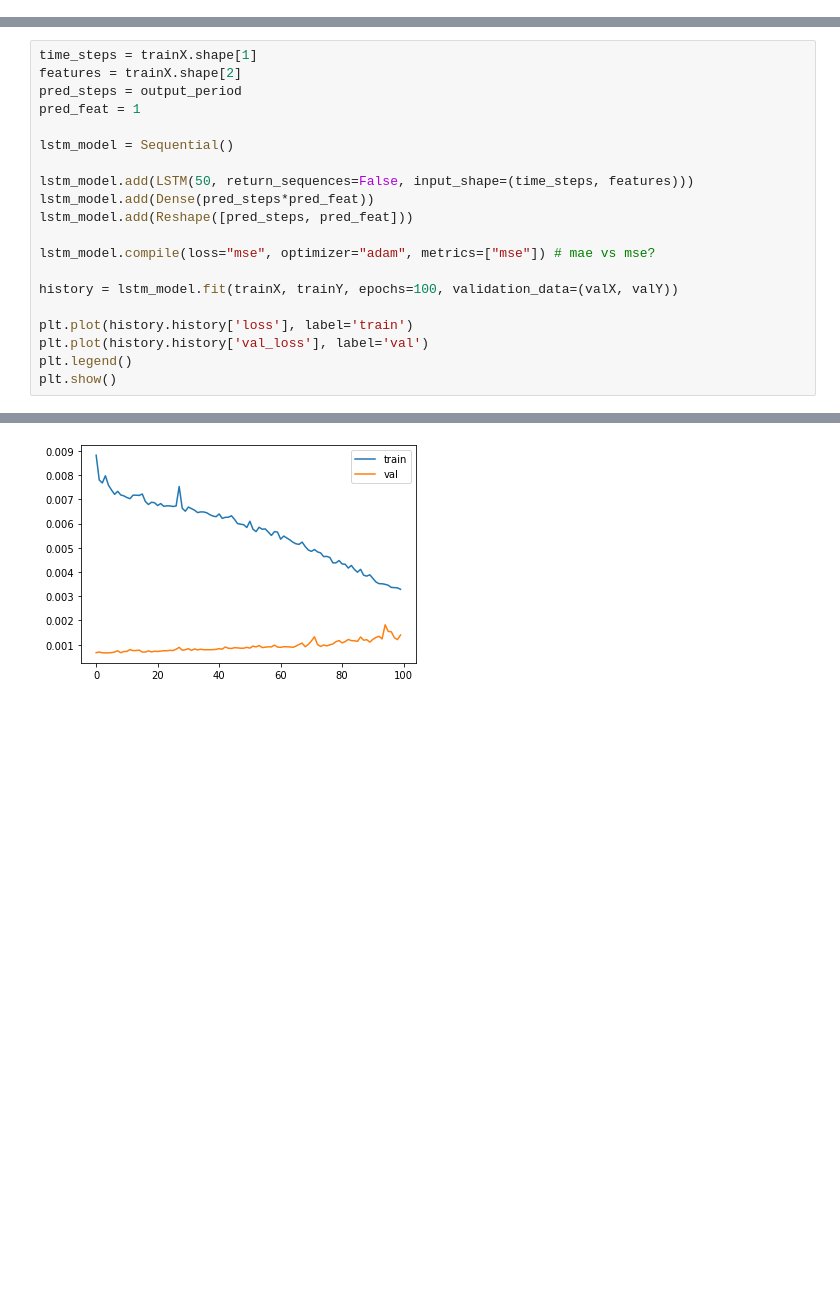
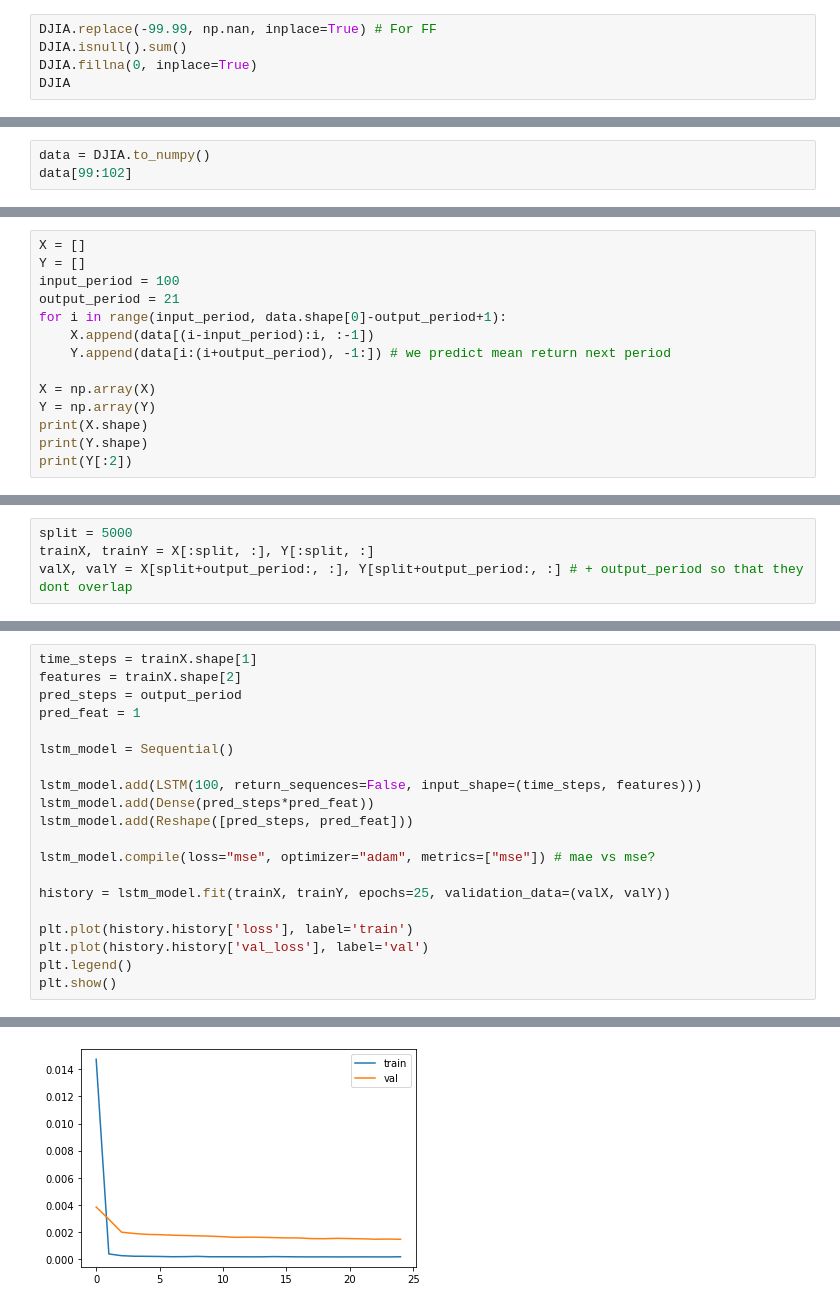
Before and after one commit to tekniktomten/LSTM-for-predicting-returns, a Jupyter notebook: LSTM.ipynb, the cells around one changed output, grey strips where cells are left out. Cells and saved outputs as stored; diff of their text form; blank space fills up the shorter version.

```diff
--- a/LSTM.ipynb
+++ b/LSTM.ipynb
@@ -136,0 +215,5 @@ valX, valY = X[split+output_period:, :], Y[split+output_period:, :] # + output_p
+# %%
+DJIA.replace(-99.99, np.nan, inplace=True) # For FF
+DJIA.isnull().sum()
+DJIA.fillna(0, inplace=True)
+DJIA
@@ -136,0 +243,3 @@ valX, valY = X[split+output_period:, :], Y[split+output_period:, :] # + output_p
+# %%
+data = DJIA.to_numpy()
+data[99:102]
@@ -136,0 +268,14 @@ valX, valY = X[split+output_period:, :], Y[split+output_period:, :] # + output_p
+# %%
+X = []
+Y = []
+input_period = 100
+output_period = 21
+for i in range(input_period, data.shape[0]-output_period+1):
+    X.append(data[(i-input_period):i, :-1])
+    Y.append(data[i:(i+output_period), -1:]) # we predict mean return next period
+
+X = np.array(X)
+Y = np.array(Y)
+print(X.shape)
+print(Y.shape)
+print(Y[:2])
@@ -137,3 +308,7 @@ valX, valY = X[split+output_period:, :], Y[split+output_period:, :] # + output_p
+# %%
+split = 5000
+trainX, trainY = X[:split, :], Y[:split, :]
+valX, valY = X[split+output_period:, :], Y[split+output_period:, :] # + output_period so that they dont overlap
 # %%
 print(trainX.shape, trainY.shape)
 print(valX.shape, valY.shape)
@@ -148,13 +328,13 @@ pred_feat = 1
 
 lstm_model = Sequential()
 
-lstm_model.add(LSTM(50, return_sequences=False, input_shape=(time_steps, features)))
+lstm_model.add(LSTM(100, return_sequences=False, input_shape=(time_steps, features)))
 lstm_model.add(Dense(pred_steps*pred_feat))
 lstm_model.add(Reshape([pred_steps, pred_feat]))
 
 lstm_model.compile(loss="mse", optimizer="adam", metrics=["mse"]) # mae vs mse?
 
-history = lstm_model.fit(trainX, trainY, epochs=100, validation_data=(valX, valY))
+history = lstm_model.fit(trainX, trainY, epochs=25, validation_data=(valX, valY))
 
 plt.plot(history.history['loss'], label='train')
 plt.plot(history.history['val_loss'], label='val')
@@ -181 +361 @@ Epoch 100/100
-[figure, old version]
+[figure, new version]
```
Also changed, not shown: parts of 47 cells of this notebook, 1 other file.
